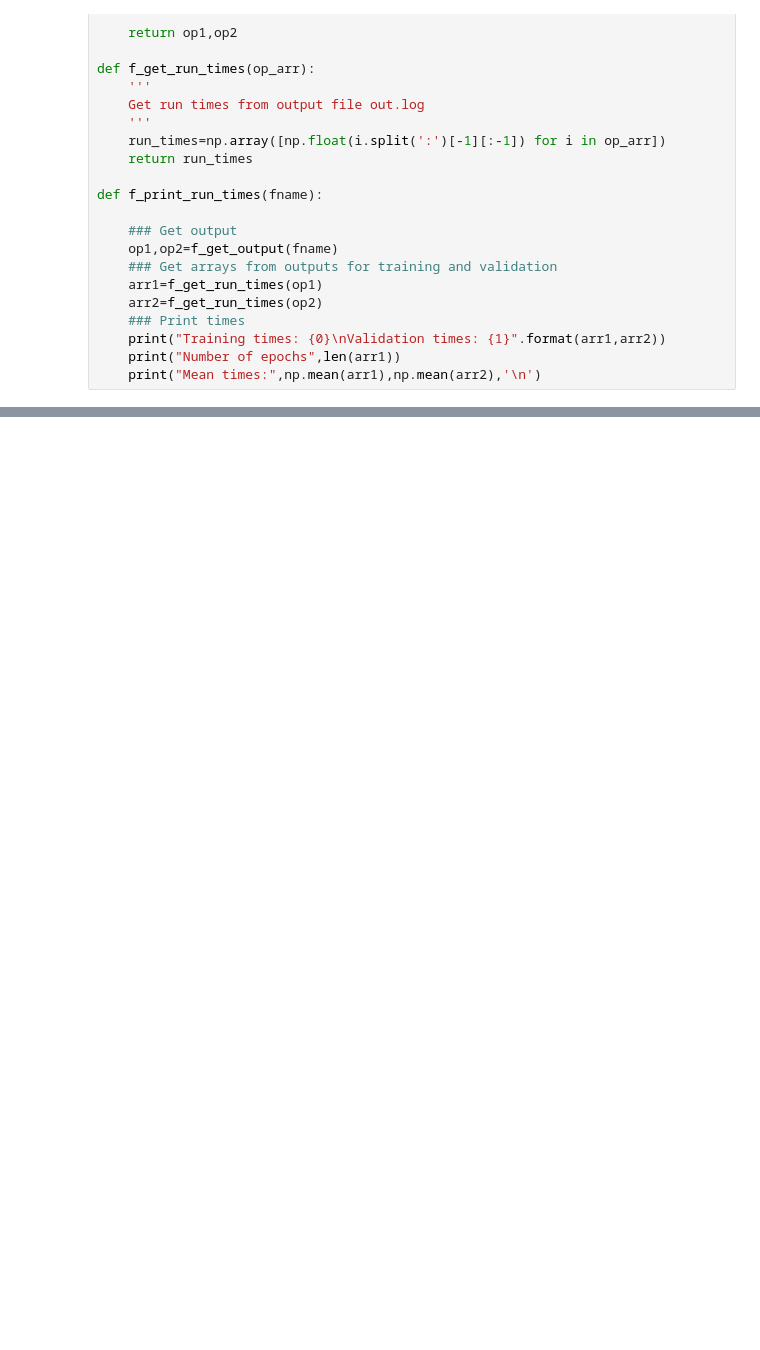
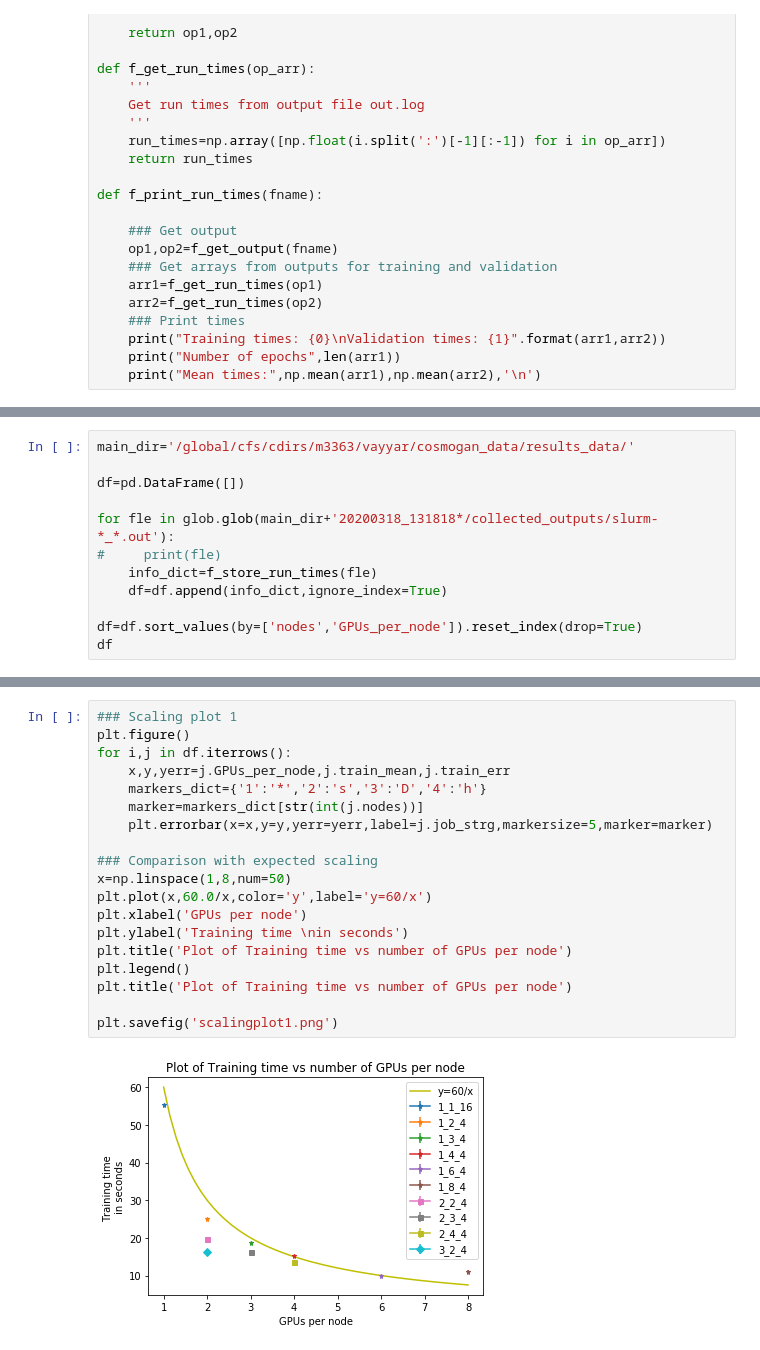
Before and after one commit to vmos1/lbann_cosmogan, a Jupyter notebook: 3_analysis/1_extract_timings.ipynb, the cells around one changed output, grey strips where cells are left out. Cells and saved outputs as stored; diff of their text form; blank space fills up the shorter version.

```diff
--- a/3_analysis/1_extract_timings.ipynb
+++ b/3_analysis/1_extract_timings.ipynb
@@ -72,0 +89,12 @@ Mean times: 57.78165 6.438641
+# %%
+main_dir='/global/cfs/cdirs/m3363/vayyar/cosmogan_data/results_data/'
+
+df=pd.DataFrame([])
+
+for fle in glob.glob(main_dir+'20200318_131818*/collected_outputs/slurm-*_*.out'):
+#     print(fle)
+    info_dict=f_store_run_times(fle)
+    df=df.append(info_dict,ignore_index=True)
+
+df=df.sort_values(by=['nodes','GPUs_per_node']).reset_index(drop=True)
+df
@@ -72,0 +128,21 @@ Mean times: 57.78165 6.438641
+# %%
+### Scaling plot 1
+plt.figure()
+for i,j in df.iterrows():
+    x,y,yerr=j.GPUs_per_node,j.train_mean,j.train_err
+    markers_dict={'1':'*','2':'s','3':'D','4':'h'}
+    marker=markers_dict[str(int(j.nodes))]
+    plt.errorbar(x=x,y=y,yerr=yerr,label=j.job_strg,markersize=5,marker=marker)
+
+### Comparison with expected scaling
+x=np.linspace(1,8,num=50)
+plt.plot(x,60.0/x,color='y',label='y=60/x')
+plt.xlabel('GPUs per node')
+plt.ylabel('Training time \nin seconds')
+plt.title('Plot of Training time vs number of GPUs per node')
+plt.legend()
+plt.title('Plot of Training time vs number of GPUs per node')
+
+plt.savefig('scalingplot1.png')
+# %% [output]
+[figure, added]
```
Also changed, not shown: parts of 8 cells of this notebook, 12 other files.
